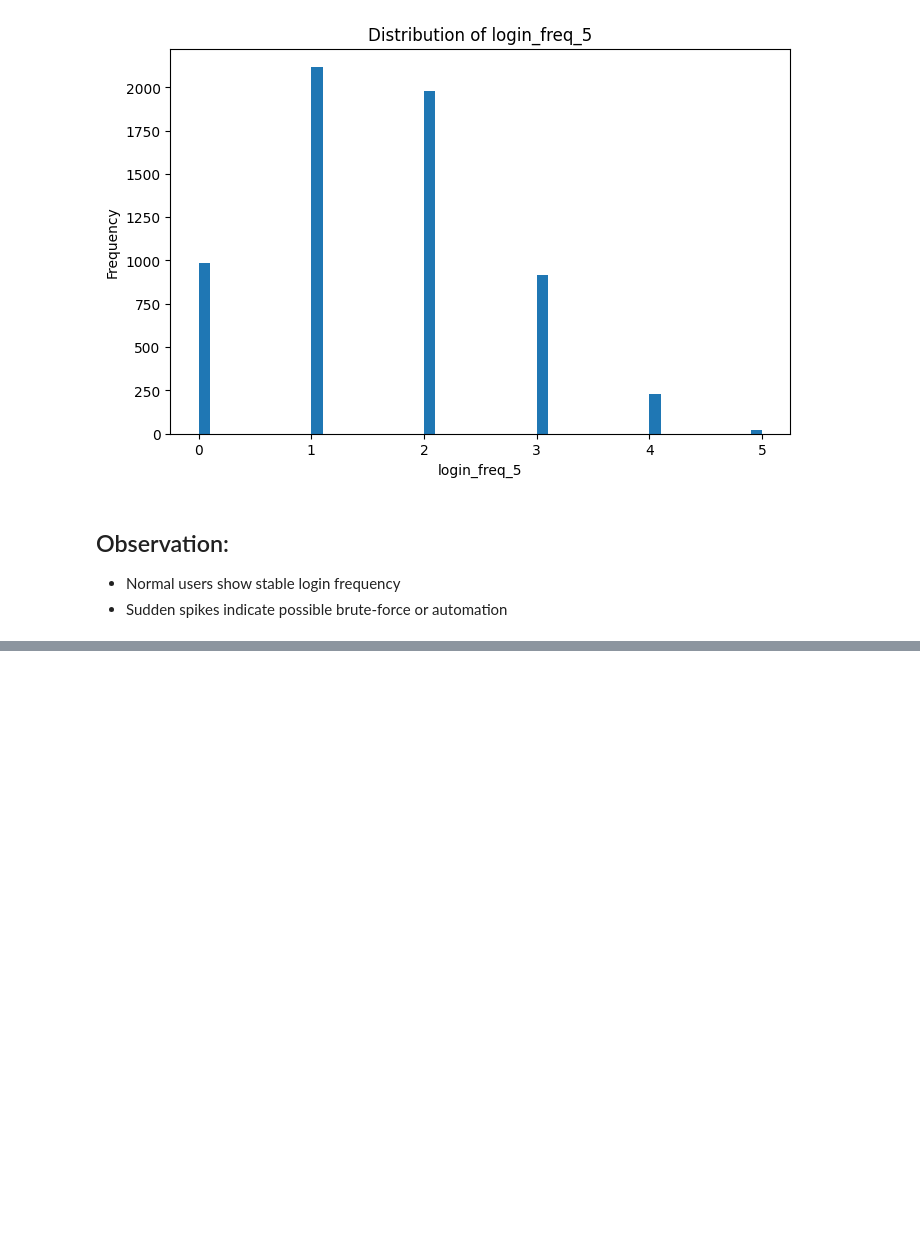
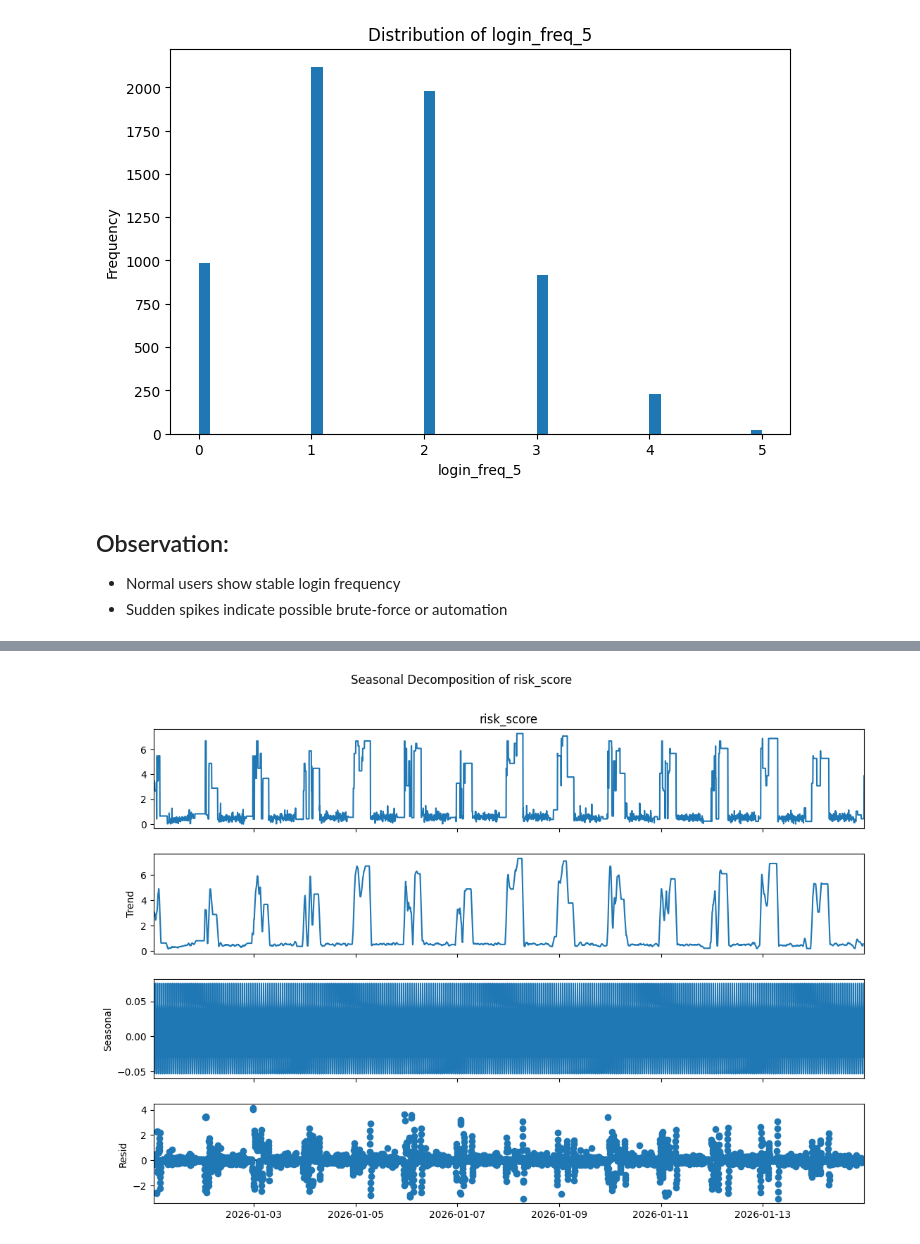
Before and after one commit to 0x0allenace/security-anomaly-project, a Jupyter notebook: notebooks/exploration.ipynb, the cells around one changed output, grey strips where cells are left out. Saved outputs shown, nothing was run; the diff lists cells and outputs as text; code cells hidden in the pictures; blank space fills up the shorter version.

```diff
--- a/notebooks/exploration.ipynb
+++ b/notebooks/exploration.ipynb
@@ -289,0 +544,5 @@ plot_distribution(df, "login_freq_5")
+# %%
+decomp = run_seasonal_decomposition(df, column="risk_score", period=12, model="additive")
+plot_seasonal_decomposition(decomp, "risk_score")
+# %% [output]
+[figure, added]
```
Also changed, not shown: parts of 29 cells of this notebook, 5 other files.
